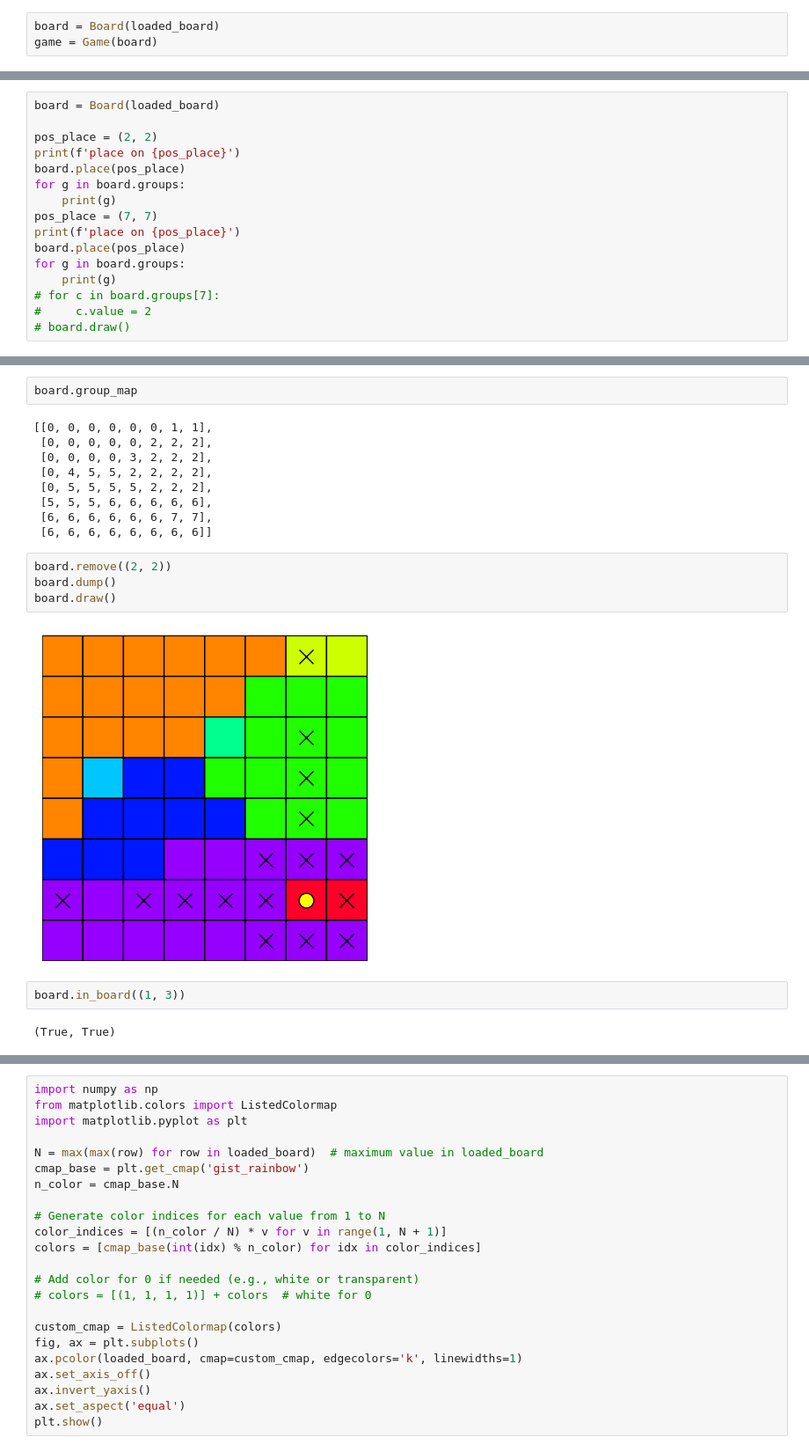
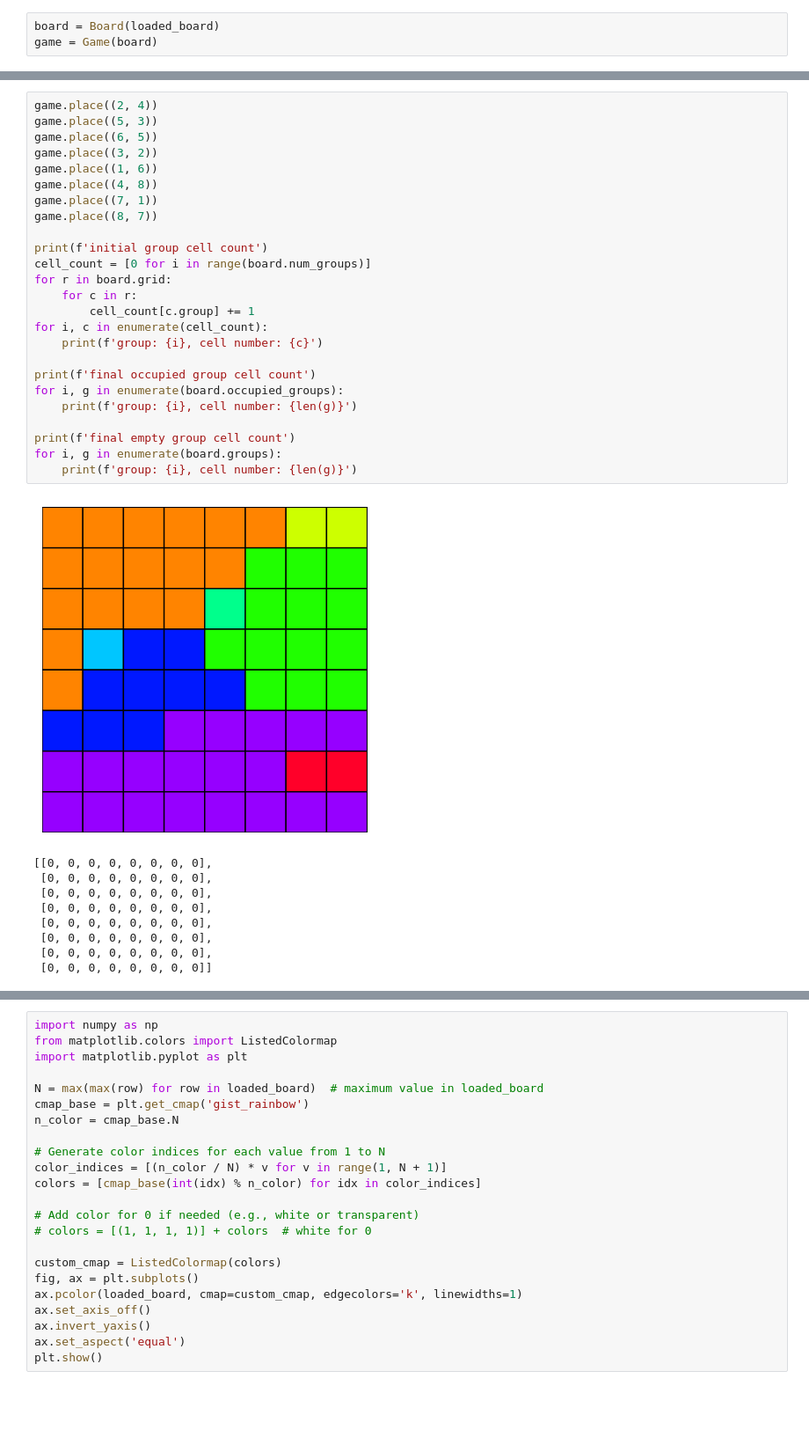
Before and after one commit to vvclin-git/py_queens, a Jupyter notebook: notebook.ipynb, the cells around one changed output, grey strips where cells are left out. Shown at 88% size. Drawn from its saved outputs; the diff is of its cells as text; blank space fills up the shorter version.

```diff
--- a/notebook.ipynb
+++ b/notebook.ipynb
@@ -223,16 +278,0 @@ game.place((2, 4))
-# %%
-board = Board(loaded_board)
-
-pos_place = (2, 2)
-print(f'place on {pos_place}')
-board.place(pos_place)
-for g in board.groups:
-    print(g)
-pos_place = (7, 7)
-print(f'place on {pos_place}')
-board.place(pos_place)
-for g in board.groups:
-    print(g)
-# for c in board.groups[7]:
-#     c.value = 2
-# board.draw()
@@ -262,21 +279,35 @@ board.draw()
-# %%
-board.group_map
-# %% [output]
-[[0, 0, 0, 0, 0, 0, 1, 1],
- [0, 0, 0, 0, 0, 2, 2, 2],
- [0, 0, 0, 0, 3, 2, 2, 2],
- [0, 4, 5, 5, 2, 2, 2, 2],
- [0, 5, 5, 5, 5, 2, 2, 2],
- [5, 5, 5, 6, 6, 6, 6, 6],
- [6, 6, 6, 6, 6, 6, 7, 7],
- [6, 6, 6, 6, 6, 6, 6, 6]]
-# %%
-board.remove((2, 2))
-board.dump()
-board.draw()
-# %% [output]
-[figure, removed]
-# %%
-board.in_board((1, 3))
-# %% [output]
-(True, True)
+# %%
+game.place((2, 4))
+game.place((5, 3))
+game.place((6, 5))
+game.place((3, 2))
+game.place((1, 6))
+game.place((4, 8))
+game.place((7, 1))
+game.place((8, 7))
+
+print(f'initial group cell count')
+cell_count = [0 for i in range(board.num_groups)]
+for r in board.grid:
+    for c in r:
+        cell_count[c.group] += 1
+for i, c in enumerate(cell_count):
+    print(f'group: {i}, cell number: {c}')
+
+print(f'final occupied group cell count')
+for i, g in enumerate(board.occupied_groups):
+    print(f'group: {i}, cell number: {len(g)}')
+
+print(f'final empty group cell count')
+for i, g in enumerate(board.groups):
+    print(f'group: {i}, cell number: {len(g)}')
+# %% [output]
+[figure, added]
+[[0, 0, 0, 0, 0, 0, 0, 0],
+ [0, 0, 0, 0, 0, 0, 0, 0],
+ [0, 0, 0, 0, 0, 0, 0, 0],
+ [0, 0, 0, 0, 0, 0, 0, 0],
+ [0, 0, 0, 0, 0, 0, 0, 0],
+ [0, 0, 0, 0, 0, 0, 0, 0],
+ [0, 0, 0, 0, 0, 0, 0, 0],
+ [0, 0, 0, 0, 0, 0, 0, 0]]
```
Also changed, not shown: parts of 9 cells of this notebook, 2 other files.
